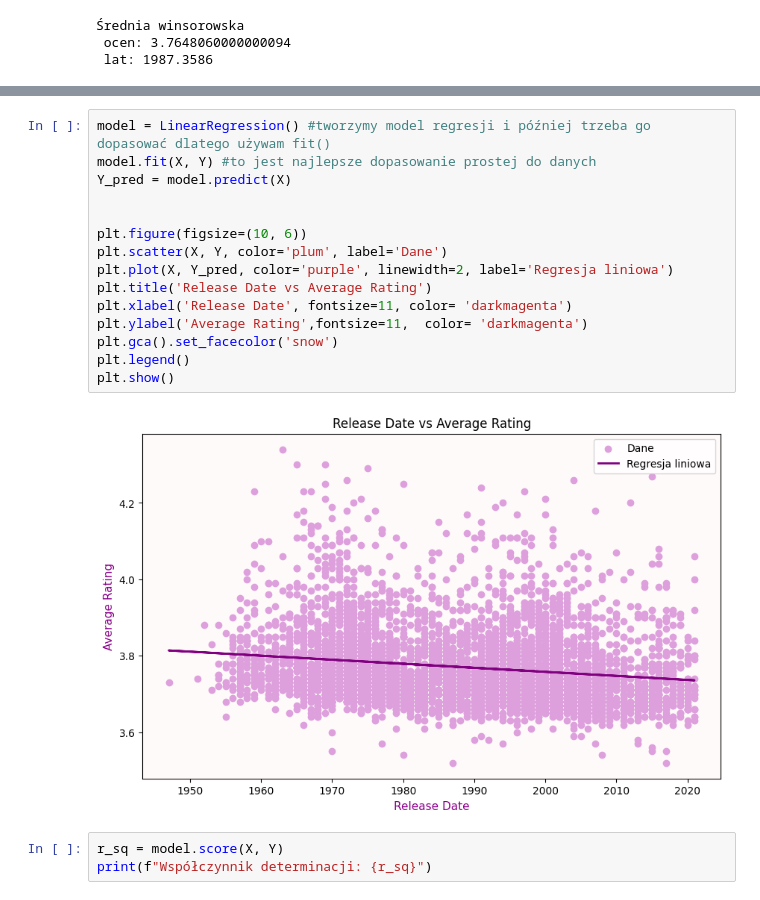
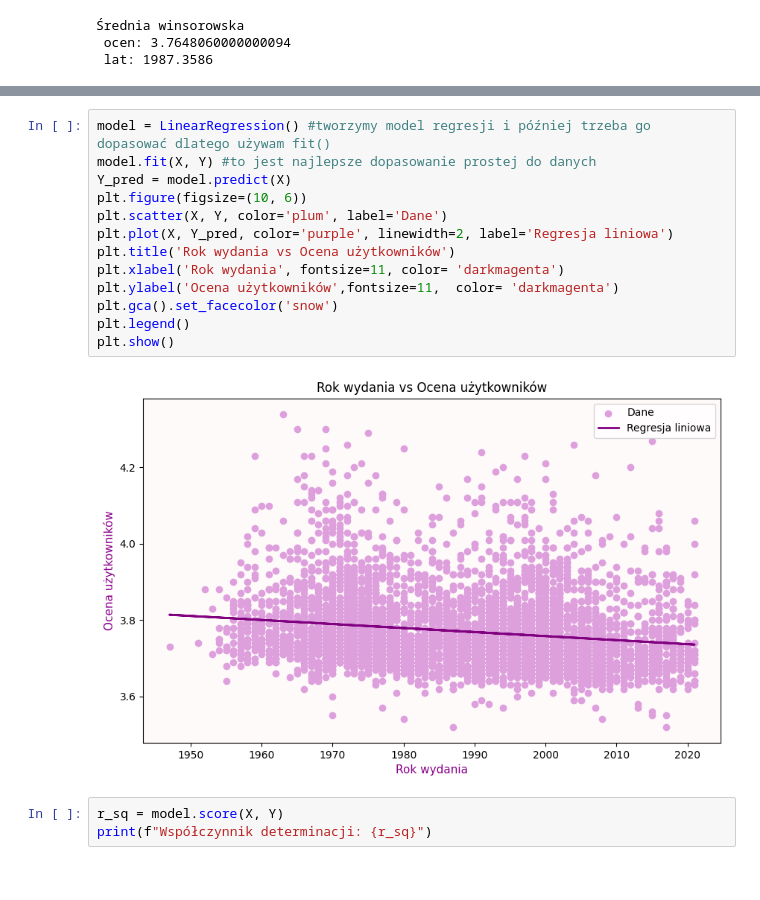
Before and after one commit to rafglo/Statystyka-stosowana, a Jupyter notebook: music_data_analysis.ipynb, the cells around one changed output, grey strips where cells are left out. Drawn from its saved outputs; the diff is of its cells as text.

```diff
--- a/music_data_analysis.ipynb
+++ b/music_data_analysis.ipynb
@@ -129,20 +195,18 @@ plt.show()
 # %%
 model = LinearRegression() #tworzymy model regresji i później trzeba go dopasować dlatego używam fit()
 model.fit(X, Y) #to jest najlepsze dopasowanie prostej do danych
 Y_pred = model.predict(X)
-
-
 plt.figure(figsize=(10, 6))
 plt.scatter(X, Y, color='plum', label='Dane')
 plt.plot(X, Y_pred, color='purple', linewidth=2, label='Regresja liniowa')
-plt.title('Release Date vs Average Rating')
-plt.xlabel('Release Date', fontsize=11, color= 'darkmagenta')
-plt.ylabel('Average Rating',fontsize=11,  color= 'darkmagenta')
+plt.title('Rok wydania vs Ocena użytkowników')
+plt.xlabel('Rok wydania', fontsize=11, color= 'darkmagenta')
+plt.ylabel('Ocena użytkowników',fontsize=11,  color= 'darkmagenta')
 plt.gca().set_facecolor('snow')
 plt.legend()
 plt.show()
 # %% [output]
-[figure, old version]
+[figure, new version]
 # %%
 r_sq = model.score(X, Y)
 print(f"Współczynnik determinacji: {r_sq}")
```
Also changed, not shown: parts of 29 cells of this notebook.
